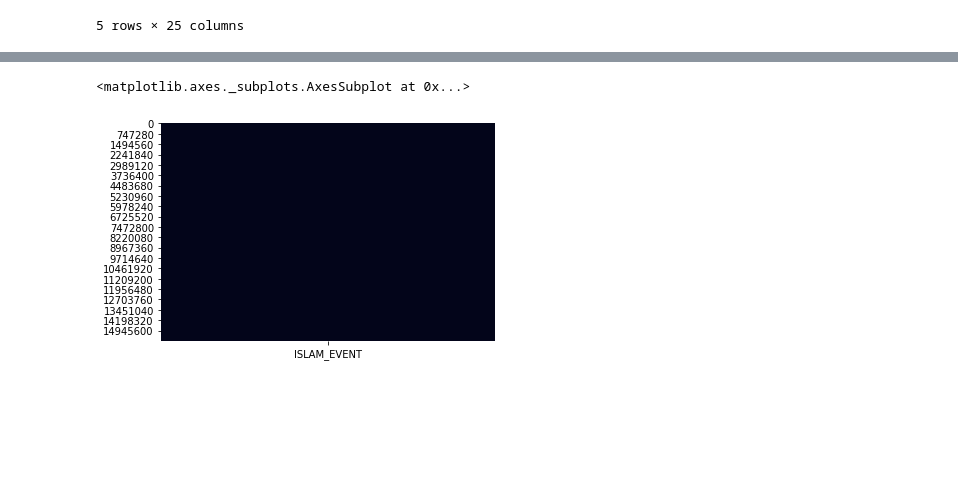
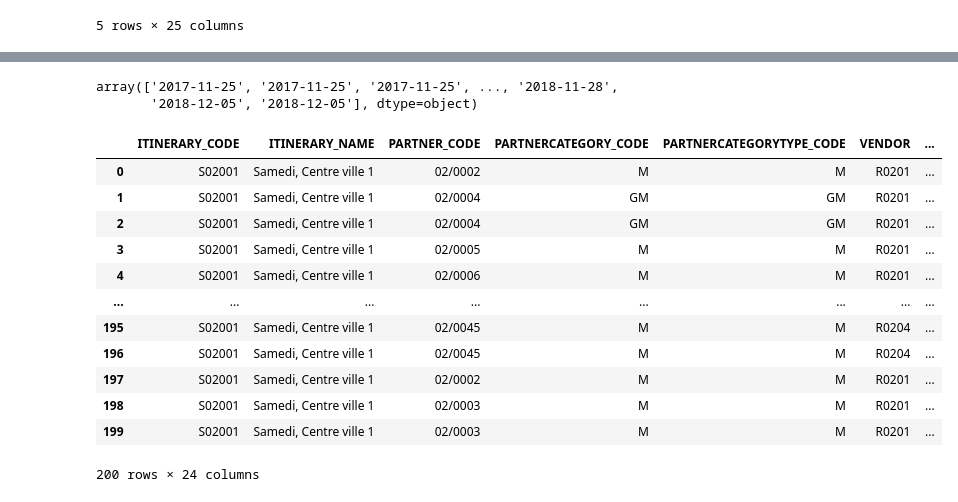
Before and after one commit to IsmailELY/Machine_Learning_for_Forecasting_Sales, a Jupyter notebook: First_step.ipynb, the cells around one changed output, grey strips where cells are left out. Saved outputs shown, nothing was run; the diff lists cells and outputs as text; code cells hidden in the pictures; blank space fills up the shorter version.

```diff
--- a/First_step.ipynb
+++ b/First_step.ipynb
@@ -456,2 +450,4 @@ myData2[myData2["GREGORIAN_DATE"]=="2016-05-05"].head()
 # %%
-myData2 = pd.read_csv(csv_path+"Data\\Updated_Data_2.csv" , header = 0, encoding = 'latin-1',low_memory=False)
+myData = pd.read_csv(csv_path+"Data\\Updated_Data_2.csv",header=0,engine='c',index_col=[0],low_memory=False)
+myData=myData.drop(myData.columns[0],axis=1)
+myData.head()
@@ -475,5 +462,31 @@ myData2.reset_index()
-# %%
-sns.heatmap(myData2.to_frame(),cbar=False)
-# %% [output]
-<matplotlib.axes._subplots.AxesSubplot at 0x...>
-[figure, removed]
+# %%
+Date = myData["GREGORIAN_DATE"].to_numpy()
+# %% [output]
+array(['2017-11-25', '2017-11-25', '2017-11-25', ..., '2018-11-28',
+       '2018-12-05', '2018-12-05'], dtype=object)
+# %%
+def get_dayweek(date):
+    day=datetime.datetime.strptime(date,"%Y-%m-%d")
+    return day.weekday()
+
+Date_transformer = np.vectorize(get_dayweek)
+newDate=Date_transformer(Date)
+# %%
+myData["DAYWEEK"]=newDate
+myData.to_csv(csv_path+"Data\\Updated_Data_3.csv")
+# %%
+myData.head(200)
+# %% [output]
+|  | ITINERARY_CODE | ITINERARY_NAME | PARTNER_CODE | PARTNERCATEGORY_CODE | PARTNERCATEGORYTYPE_CODE | VENDOR | ... |
+| 0 | S02001 | Samedi, Centre ville 1 | 02/0002 | M | M | R0201 | ... |
+| 1 | S02001 | Samedi, Centre ville 1 | 02/0004 | GM | GM | R0201 | ... |
+| 2 | S02001 | Samedi, Centre ville 1 | 02/0004 | GM | GM | R0201 | ... |
+| 3 | S02001 | Samedi, Centre ville 1 | 02/0005 | M | M | R0201 | ... |
+| 4 | S02001 | Samedi, Centre ville 1 | 02/0006 | M | M | R0201 | ... |
+| ... | ... | ... | ... | ... | ... | ... | ... |
+| 195 | S02001 | Samedi, Centre ville 1 | 02/0045 | M | M | R0204 | ... |
+| 196 | S02001 | Samedi, Centre ville 1 | 02/0045 | M | M | R0204 | ... |
+| 197 | S02001 | Samedi, Centre ville 1 | 02/0002 | M | M | R0201 | ... |
+| 198 | S02001 | Samedi, Centre ville 1 | 02/0003 | M | M | R0201 | ... |
+| 199 | S02001 | Samedi, Centre ville 1 | 02/0003 | M | M | R0201 | ... |
+200 rows × 24 columns
```
Also changed, not shown: parts of 9 cells of this notebook, 4 other files.
